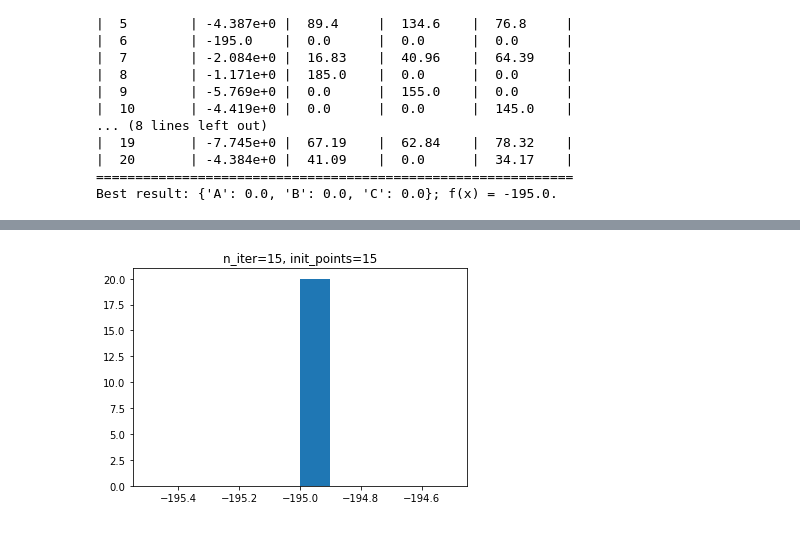
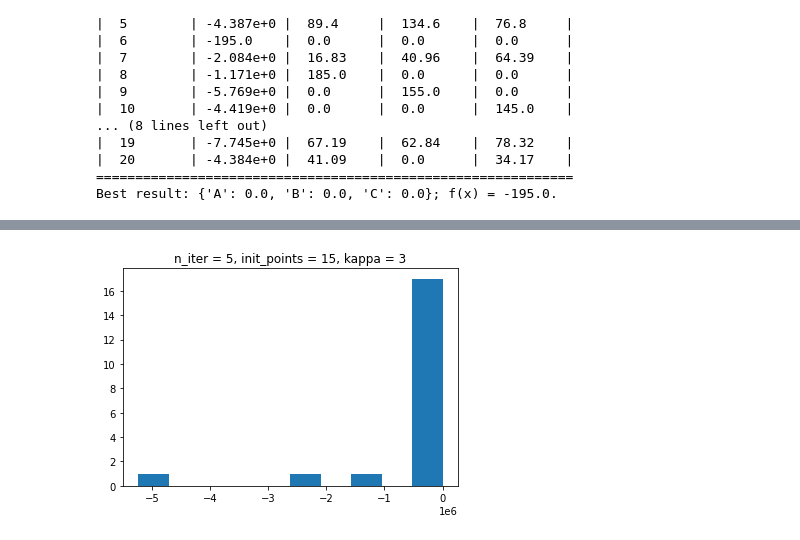
Before and after one commit to yubinhu/ParameterOptimization, a Jupyter notebook: venus-simulation.ipynb, the cells around one changed output, grey strips where cells are left out. Drawn from its saved outputs; the diff is of its cells as text; code cells hidden in the pictures.

Commit message:
more tests. Some discovered better minimas

```diff
--- a/venus-simulation.ipynb
+++ b/venus-simulation.ipynb
@@ -123,13 +123,23 @@ print("Best result: {}; f(x) = {}.".format(optimizer.max["params"], optimizer.ma
 Best result: {'A': 0.0, 'B': 0.0, 'C': 0.0}; f(x) = -195.0.
 # %%
 # try a certain times and see how many converges
-def trial(N, n_iter = 15, init_points = 5):
+def trial(N, n_iter = 15, init_points = 5, kappa = 3, verbose = 0, rand_adder = 0):
+    # higher kappa prefers exploration
+    # initial points are randomly chosen within bounds
+    # rand_adder is to make sure we probe some different randstates in each trial
+    rand_adder = int(rand_adder)
     results = []
     for i in tqdm(range(N)):
         optimizer = BayesianOptimization(f = black_box_function,
                                          pbounds = pbounds, verbose = 0,
-                                         random_state = i)
-        optimizer.maximize(init_points = init_points, n_iter = n_iter)
-        # print("Best result: {}; f(x) = {}.".format(optimizer.max["params"], optimizer.max["target"]))
+                                         random_state = i+rand_adder)
+        optimizer.maximize(init_points = init_points, n_iter = n_iter, kappa=kappa)
+        if verbose>1:
+            print("Best result: {}; f(x) = {}.".format(optimizer.max["params"], optimizer.max["target"]))
         results.append(optimizer.max["target"])
-    return results
+
+    plt.title("n_iter = {}, init_points = {}, kappa = {}".format(n_iter, init_points, kappa))
+    plt.hist(results)
+    plt.show()
+    if verbose > 0:
+        print(list(reversed(sorted(results))))
@@ -168,8 +158,5 @@ plt.show()
 # %%
-n_iter = 15
-init_points = 15
-plt.title("n_iter={}, init_points={}".format(n_iter, init_points))
-plt.hist(trial(20, n_iter=n_iter, init_points=init_points))
-plt.show()
+# we see that more iteration is better than more initial points, meaning our sampling is more efficient than random sample
+trial(20, n_iter = 5, init_points = 15, kappa = 3, verbose = 0, rand_adder = 3e2)
 # %% [output]
-[figure, old version]
+[figure, new version]
```
Also changed, not shown: parts of 17 cells of this notebook.
